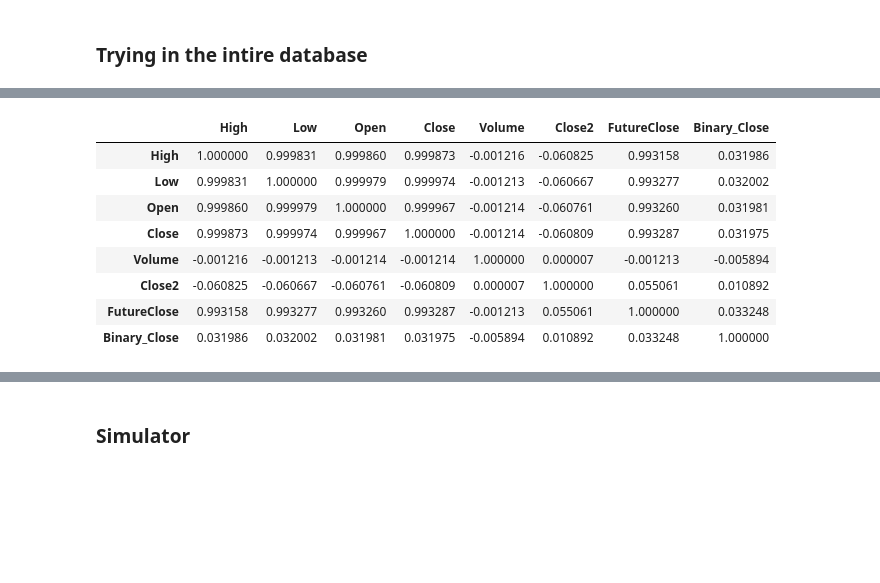
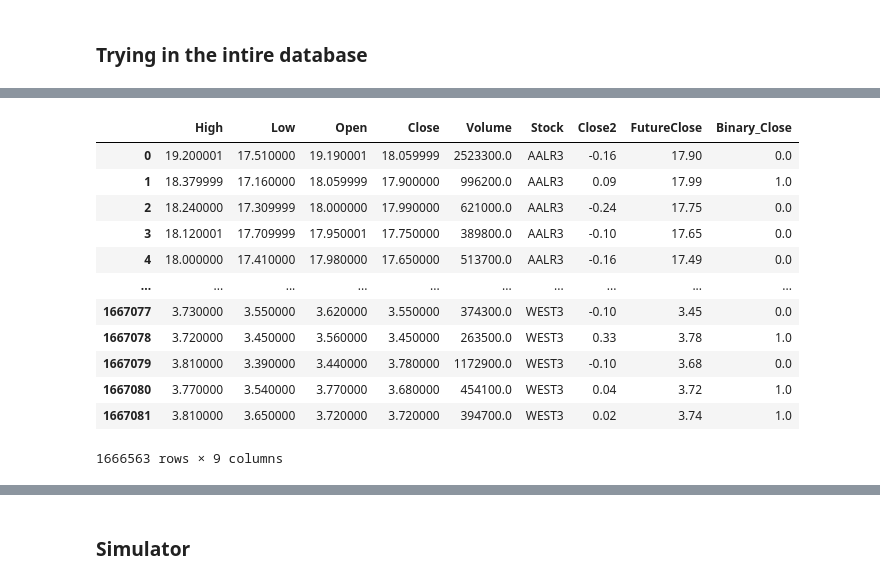
Before and after one commit to PBarreto26/Stock_Market_Prediction, a Jupyter notebook: Bolsa.ipynb, the cells around one changed output, grey strips where cells are left out. Saved outputs shown, nothing was run; the diff lists cells and outputs as text; code cells hidden in the pictures; blank space fills up the shorter version.

```diff
--- a/Bolsa.ipynb
+++ b/Bolsa.ipynb
@@ -285,14 +238,18 @@ total
-# %%
-total.corr()
-# %% [output]
-|  | High | Low | Open | Close | Volume | Close2 | FutureClose | Binary_Close |
-| High | 1.000000 | 0.999831 | 0.999860 | 0.999873 | -0.001216 | -0.060825 | 0.993158 | 0.031986 |
-| Low | 0.999831 | 1.000000 | 0.999979 | 0.999974 | -0.001213 | -0.060667 | 0.993277 | 0.032002 |
-| Open | 0.999860 | 0.999979 | 1.000000 | 0.999967 | -0.001214 | -0.060761 | 0.993260 | 0.031981 |
-| Close | 0.999873 | 0.999974 | 0.999967 | 1.000000 | -0.001214 | -0.060809 | 0.993287 | 0.031975 |
-| Volume | -0.001216 | -0.001213 | -0.001214 | -0.001214 | 1.000000 | 0.000007 | -0.001213 | -0.005894 |
-| Close2 | -0.060825 | -0.060667 | -0.060761 | -0.060809 | 0.000007 | 1.000000 | 0.055061 | 0.010892 |
-| FutureClose | 0.993158 | 0.993277 | 0.993260 | 0.993287 | -0.001213 | 0.055061 | 1.000000 | 0.033248 |
-| Binary_Close | 0.031986 | 0.032002 | 0.031981 | 0.031975 | -0.005894 | 0.010892 | 0.033248 | 1.000000 |
 # %%
+total.isna().sum()
 total = total.dropna()
+total
+# %% [output]
+|  | High | Low | Open | Close | Volume | Stock | Close2 | FutureClose | Binary_Close |
+| 0 | 19.200001 | 17.510000 | 19.190001 | 18.059999 | 2523300.0 | AALR3 | -0.16 | 17.90 | 0.0 |
+| 1 | 18.379999 | 17.160000 | 18.059999 | 17.900000 | 996200.0 | AALR3 | 0.09 | 17.99 | 1.0 |
+| 2 | 18.240000 | 17.309999 | 18.000000 | 17.990000 | 621000.0 | AALR3 | -0.24 | 17.75 | 0.0 |
+| 3 | 18.120001 | 17.709999 | 17.950001 | 17.750000 | 389800.0 | AALR3 | -0.10 | 17.65 | 0.0 |
+| 4 | 18.000000 | 17.410000 | 17.980000 | 17.650000 | 513700.0 | AALR3 | -0.16 | 17.49 | 0.0 |
+| ... | ... | ... | ... | ... | ... | ... | ... | ... | ... |
+| 1667077 | 3.730000 | 3.550000 | 3.620000 | 3.550000 | 374300.0 | WEST3 | -0.10 | 3.45 | 0.0 |
+| 1667078 | 3.720000 | 3.450000 | 3.560000 | 3.450000 | 263500.0 | WEST3 | 0.33 | 3.78 | 1.0 |
+| 1667079 | 3.810000 | 3.390000 | 3.440000 | 3.780000 | 1172900.0 | WEST3 | -0.10 | 3.68 | 0.0 |
+| 1667080 | 3.770000 | 3.540000 | 3.770000 | 3.680000 | 454100.0 | WEST3 | 0.04 | 3.72 | 1.0 |
+| 1667081 | 3.810000 | 3.650000 | 3.720000 | 3.720000 | 394700.0 | WEST3 | 0.02 | 3.74 | 1.0 |
+1666563 rows × 9 columns
```
Also changed, not shown: parts of 31 cells of this notebook.
